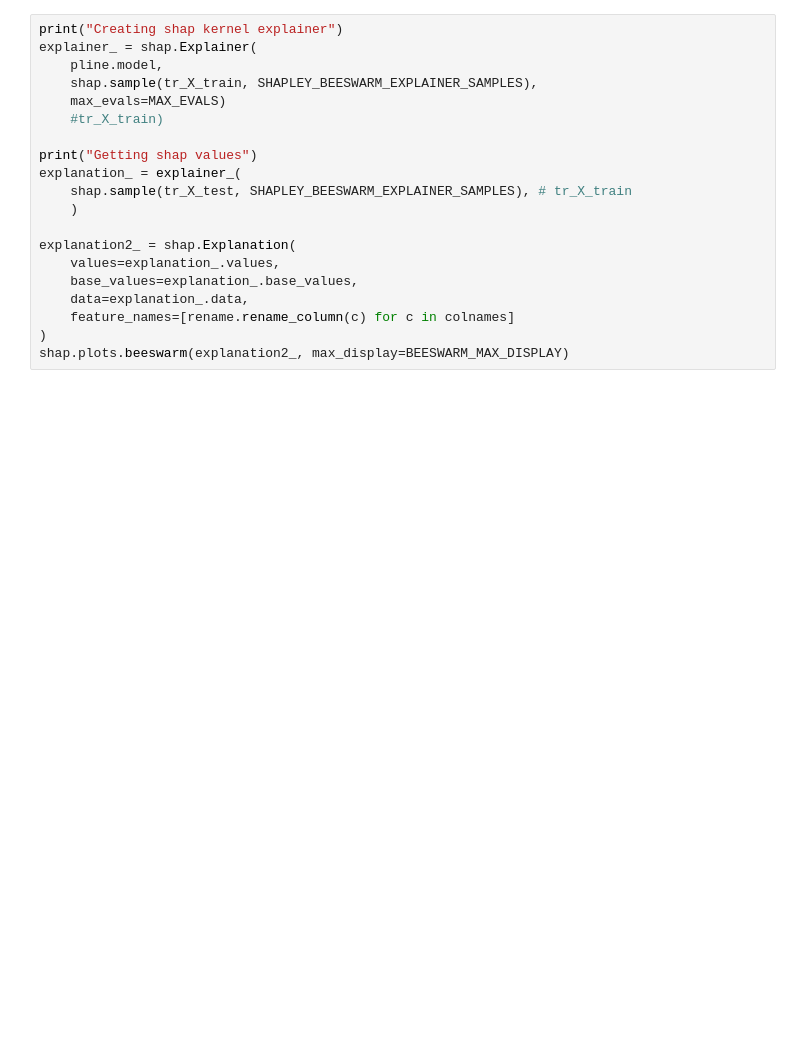
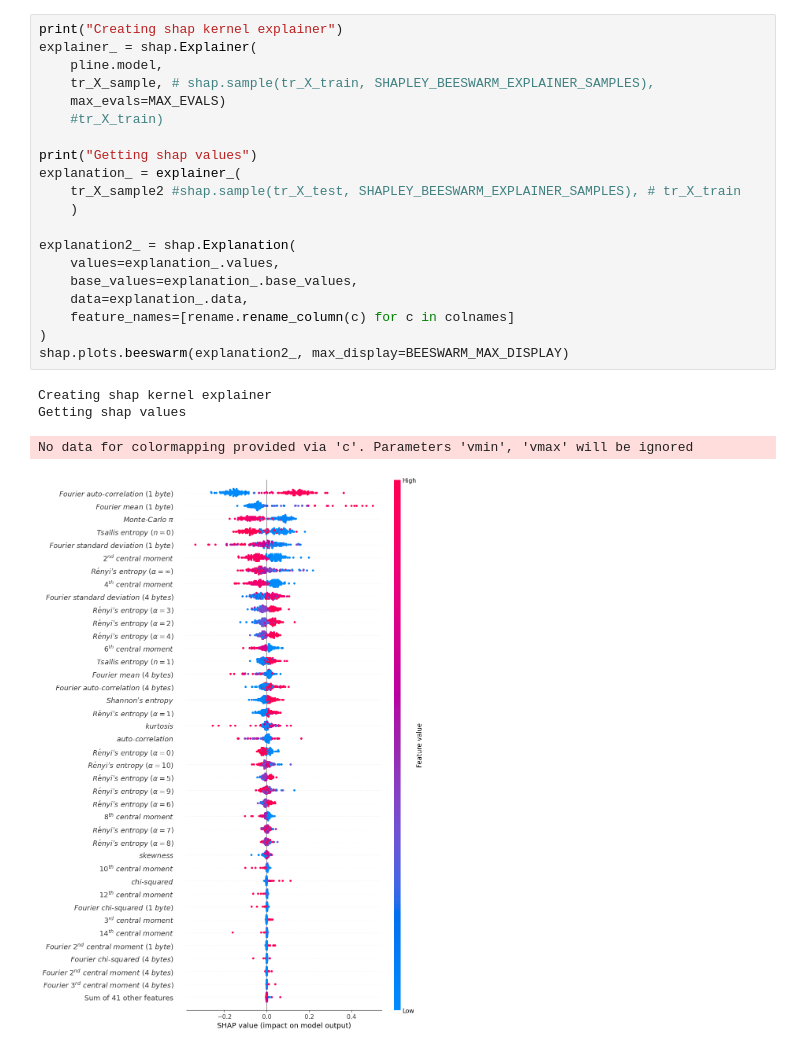
Before and after one commit to bhattacharjee/paperv2, a Jupyter notebook: E2/shapley_final/nn-shap-without-raw-values.ipynb, the cells around one changed output. Saved outputs shown, nothing was run; the diff lists cells and outputs as text; blank space fills up the shorter version.

```diff
--- a/E2/shapley_final/nn-shap-without-raw-values.ipynb
+++ b/E2/shapley_final/nn-shap-without-raw-values.ipynb
@@ -340,20 +409,25 @@ shap.summary_plot(
 # %%
 print("Creating shap kernel explainer")
 explainer_ = shap.Explainer(
     pline.model,
-    shap.sample(tr_X_train, SHAPLEY_BEESWARM_EXPLAINER_SAMPLES),
+    tr_X_sample, # shap.sample(tr_X_train, SHAPLEY_BEESWARM_EXPLAINER_SAMPLES),
     max_evals=MAX_EVALS)
     #tr_X_train)
 
 print("Getting shap values")
 explanation_ = explainer_(
-    shap.sample(tr_X_test, SHAPLEY_BEESWARM_EXPLAINER_SAMPLES), # tr_X_train
+    tr_X_sample2 #shap.sample(tr_X_test, SHAPLEY_BEESWARM_EXPLAINER_SAMPLES), # tr_X_train
     )
 
 explanation2_ = shap.Explanation(
     values=explanation_.values,
     base_values=explanation_.base_values,
     data=explanation_.data,
     feature_names=[rename.rename_column(c) for c in colnames]
 )
 shap.plots.beeswarm(explanation2_, max_display=BEESWARM_MAX_DISPLAY)
+# %% [output]
+Creating shap kernel explainer
+Getting shap values
+No data for colormapping provided via 'c'. Parameters 'vmin', 'vmax' will be ignored
+[figure, added]
```
Also changed, not shown: parts of 11 cells of this notebook, 2 other files.
